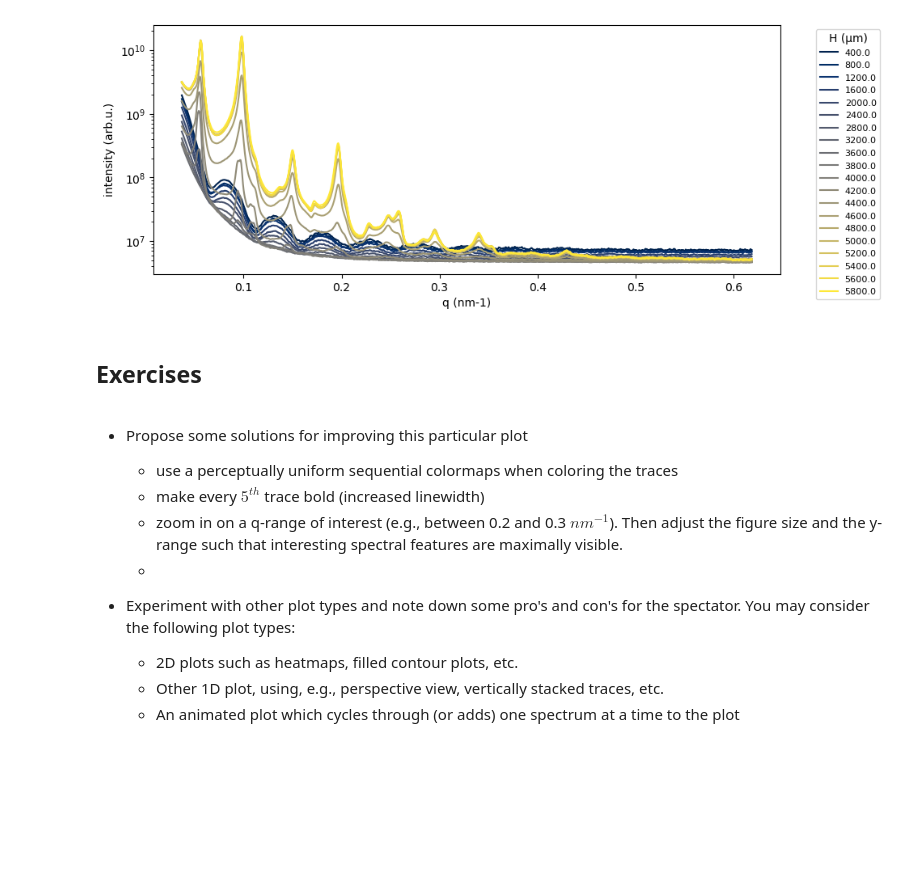
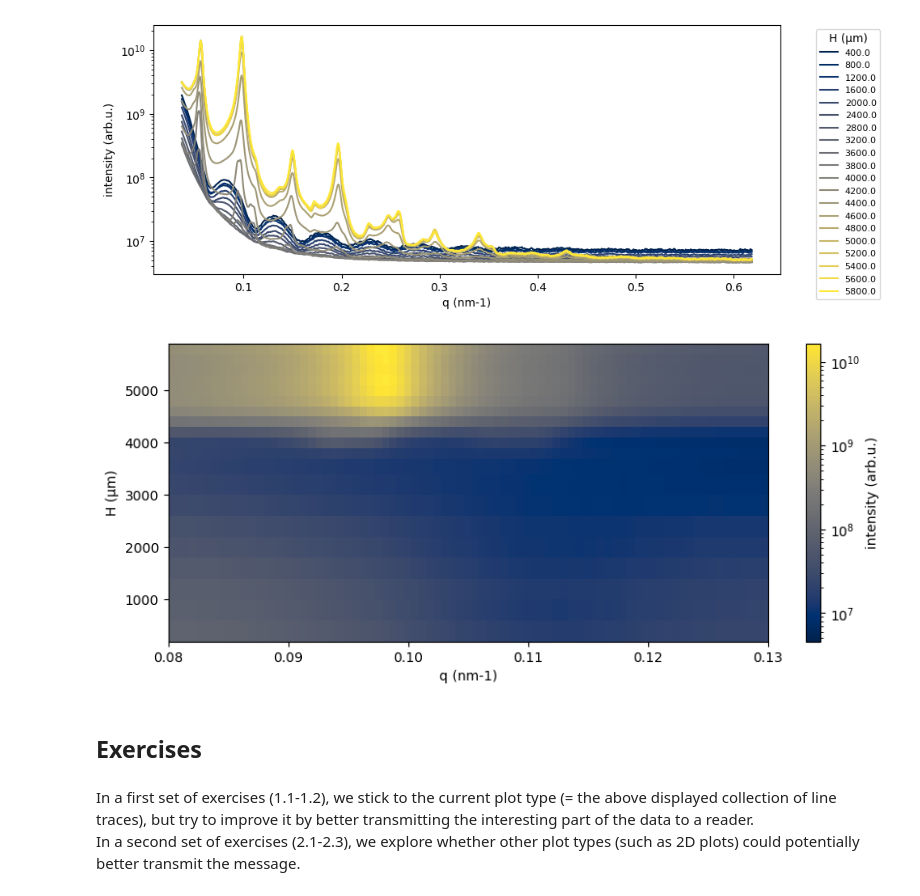
Before and after one commit to simonboehme/data-visualization-intro, a Jupyter notebook: 42_SAXS_height_dependence_Wang.ipynb, the cells around one changed output. Cells and saved outputs as stored; diff of their text form; code cells hidden in the pictures; blank space fills up the shorter version.

```diff
--- a/42_SAXS_height_dependence_Wang.ipynb
+++ b/42_SAXS_height_dependence_Wang.ipynb
@@ -110,3 +108,29 @@ fpath_out = os.path.join(os.getcwd(), "figure_42_SAXS_1D.png")      # use the cu
 fig.savefig(fpath_out, dpi=300, bbox_inches="tight")
 # %% [output]
 [figure]
+# %%
+# Plot this data set as a 2D heatmap
+
+# Create a new figure and axis for the heatmap
+fig_heatmap, ax_heatmap = plt.subplots(1, 1, figsize=figsize)
+
+# Create a 2D heatmap, using a logarithmic color scale
+cax = ax_heatmap.pcolormesh(x_data, z_data, y_data.T, shading='auto', cmap=cmap, norm=matplotlib.colors.LogNorm())  # transpose y_data for correct orientation
+
+# Add a colorbar to the heatmap
+cbar = fig_heatmap.colorbar(cax, ax=ax_heatmap)
+cbar.set_label(y_label)  # Set the colorbar label
+
+# Set the axis labels
+ax_heatmap.set_xlabel(x_label)  # Set x-axis label
+ax_heatmap.set_ylabel(z_label_legend)  # Set y-axis label
+
+# Zoom in on the q-range between 0.08 and 0.13
+ax_heatmap.set_xlim(0.08, 0.13)  # Set x-axis limits
+# update the y-axis limits to match the displayed z_data range in this zoomed-in view
+
+# Save the heatmap figure
+fpath_heatmap_out = os.path.join(os.getcwd(), "figure_42_SAXS_2D_heatmap.png")  # use the current working directory and specify the output file path
+fig_heatmap.savefig(fpath_heatmap_out, dpi=300, bbox_inches="tight")  # save the heatmap figure
+# %% [output]
+[figure, added]
@@ -113,13 +139,5 @@ fig.savefig(fpath_out, dpi=300, bbox_inches="tight")
 # %% [markdown]
 ## Exercises
-# %% [markdown]
--  Propose some solutions for improving this particular plot<br>
-    -  use a perceptually uniform sequential colormaps when coloring the traces
-    -  make every $5^{th}$ trace bold (increased linewidth)
-    -  zoom in on a q-range of interest (e.g., between 0.2 and 0.3 $nm^{-1}$). Then adjust the figure size and the y-range such that interesting spectral features are maximally visible.
-    -
-
--  Experiment with other plot types and note down some pro's and con's for the spectator. You may consider the following plot types:
-    -  2D plots such as heatmaps, filled contour plots, etc.
-    -  Other 1D plot, using, e.g., perspective view, vertically stacked traces, etc.
-    -  An animated plot which cycles through (or adds) one spectrum at a time to the plot
+# %% [markdown]
+In a first set of exercises (1.1-1.2), we stick to the current plot type (= the above displayed collection of line traces), but try to improve it by better transmitting the interesting part of the data to a reader.<br>
+In a second set of exercises (2.1-2.3), we explore whether other plot types (such as 2D plots) could potentially better transmit the message.
```
Also changed, not shown: parts of 12 cells of this notebook, 7 other files.
